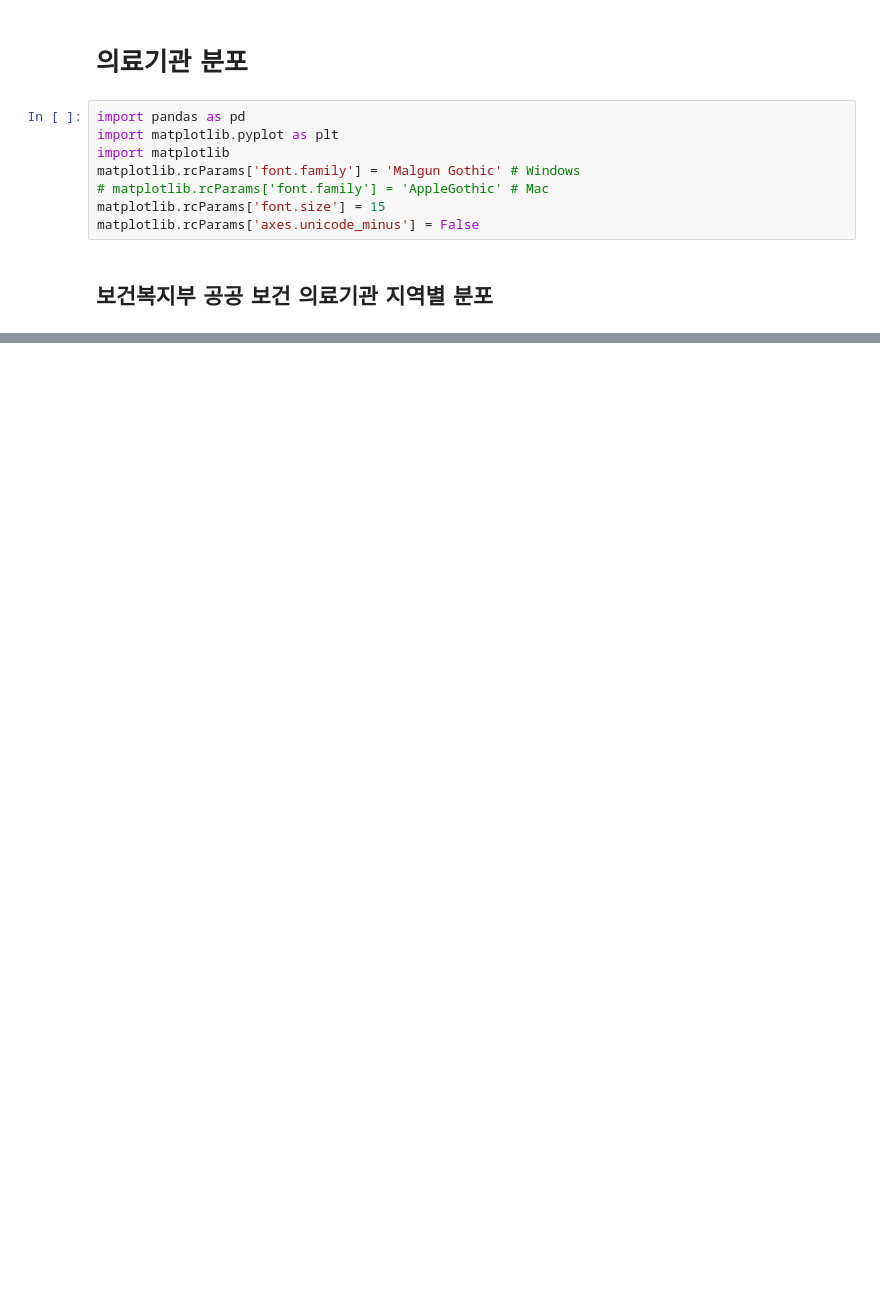
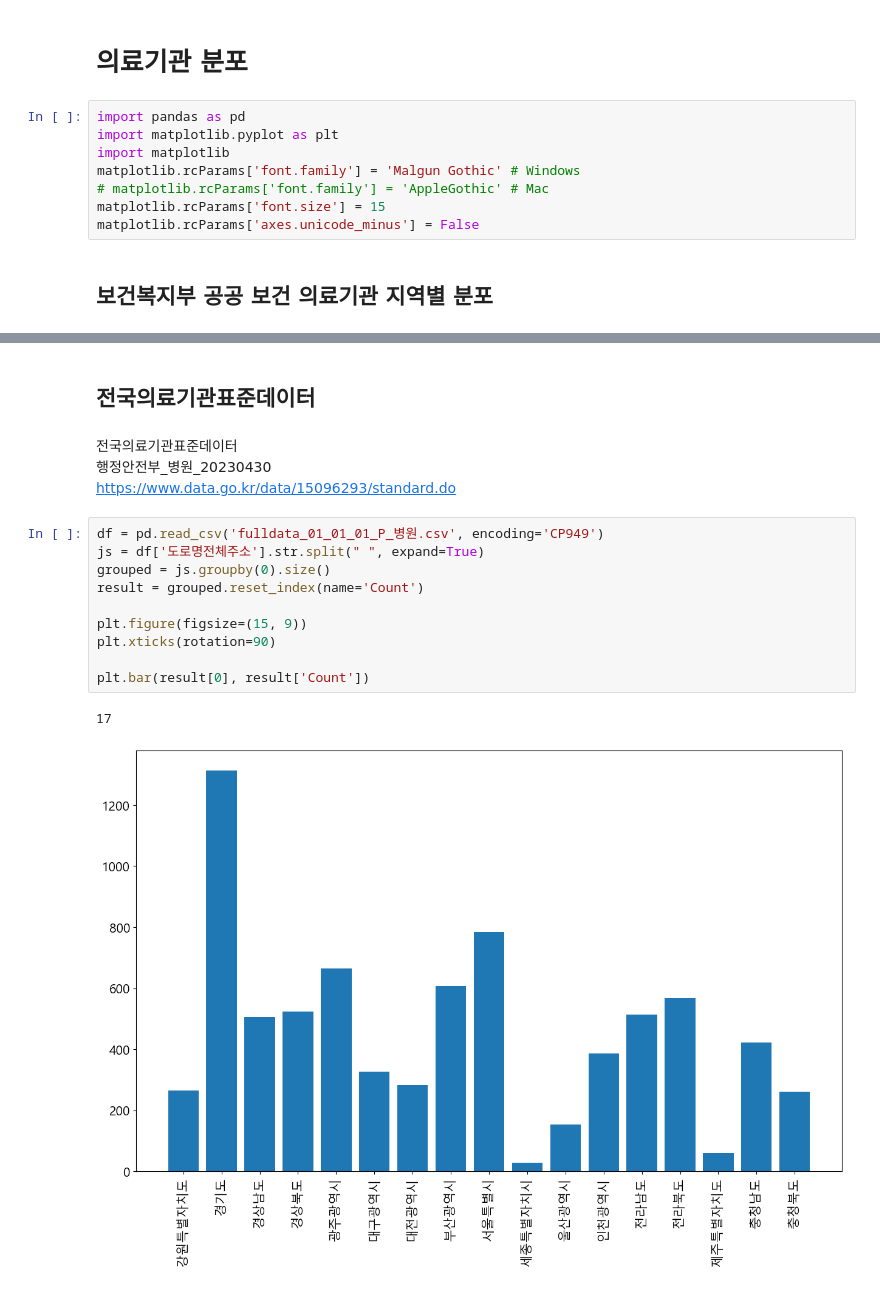
Before and after one commit to joey0919/-, a Jupyter notebook: 의료기관 분포.ipynb, the cells around one changed output, grey strips where cells are left out. Saved outputs shown, nothing was run; the diff lists cells and outputs as text; blank space fills up the shorter version.

```diff
--- a/의료기관 분포.ipynb
+++ b/의료기관 분포.ipynb
@@ -27,0 +62,19 @@ plt.bar(result[0], result['Count'])
+# %% [markdown]
+## 전국의료기관표준데이터
+# %% [markdown]
+전국의료기관표준데이터
+행정안전부_병원_20230430
+    https://www.data.go.kr/data/15096293/standard.do
+# %%
+df = pd.read_csv('fulldata_01_01_01_P_병원.csv', encoding='CP949')
+js = df['도로명전체주소'].str.split(" ", expand=True)
+grouped = js.groupby(0).size()
+result = grouped.reset_index(name='Count')
+
+plt.figure(figsize=(15, 9))
+plt.xticks(rotation=90)
+
+plt.bar(result[0], result['Count'])
+# %% [output]
+17
+[figure, added]
```
Also changed, not shown: parts of 2 cells of this notebook, 2 other files.
